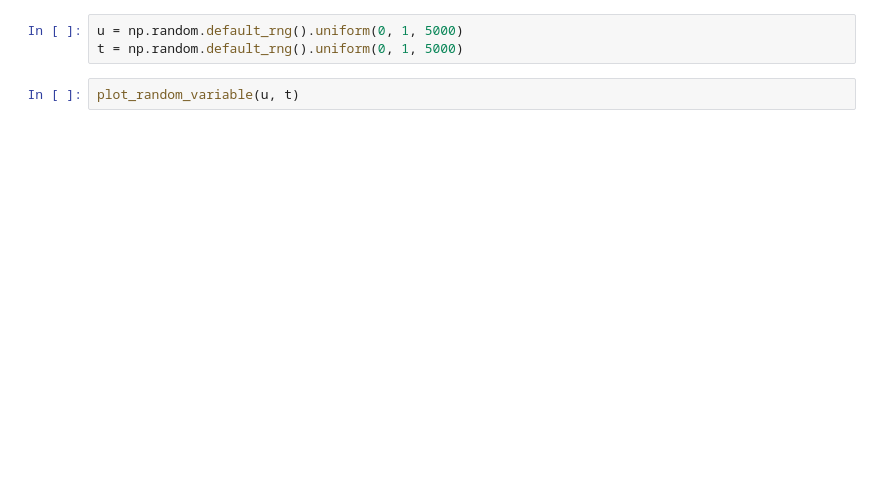
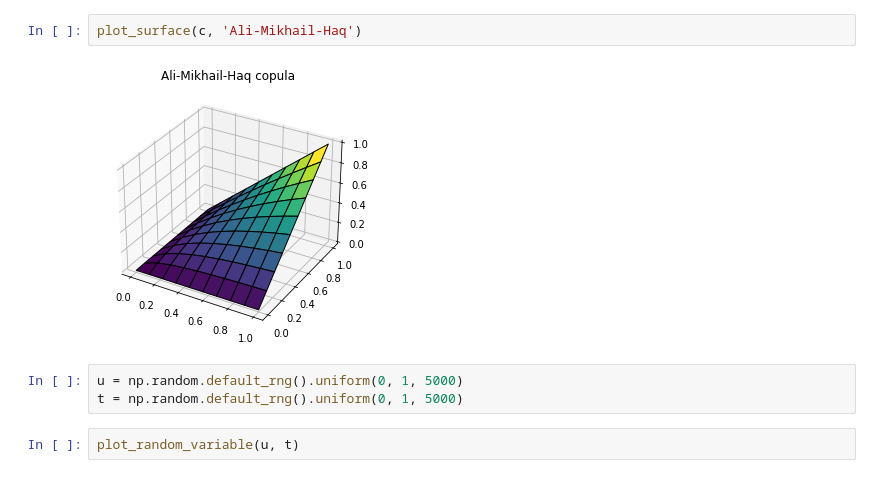
Before and after one commit to JoeJoe1313/Copulas-and-Applications, a Jupyter notebook: ali-mikhail-haq.ipynb, the cells around one changed output. Cells and saved outputs as stored; diff of their text form; blank space fills up the shorter version.

```diff
--- a/ali-mikhail-haq.ipynb
+++ b/ali-mikhail-haq.ipynb
@@ -5,3 +15,7 @@ from copulas import plot_random_variable, plot_amh
+# %%
+plot_surface(c, 'Ali-Mikhail-Haq')
+# %% [output]
+[figure, added]
 # %%
 u = np.random.default_rng().uniform(0, 1, 5000)
 t = np.random.default_rng().uniform(0, 1, 5000)
```
Also changed, not shown: parts of 6 cells of this notebook, 2 other files.
